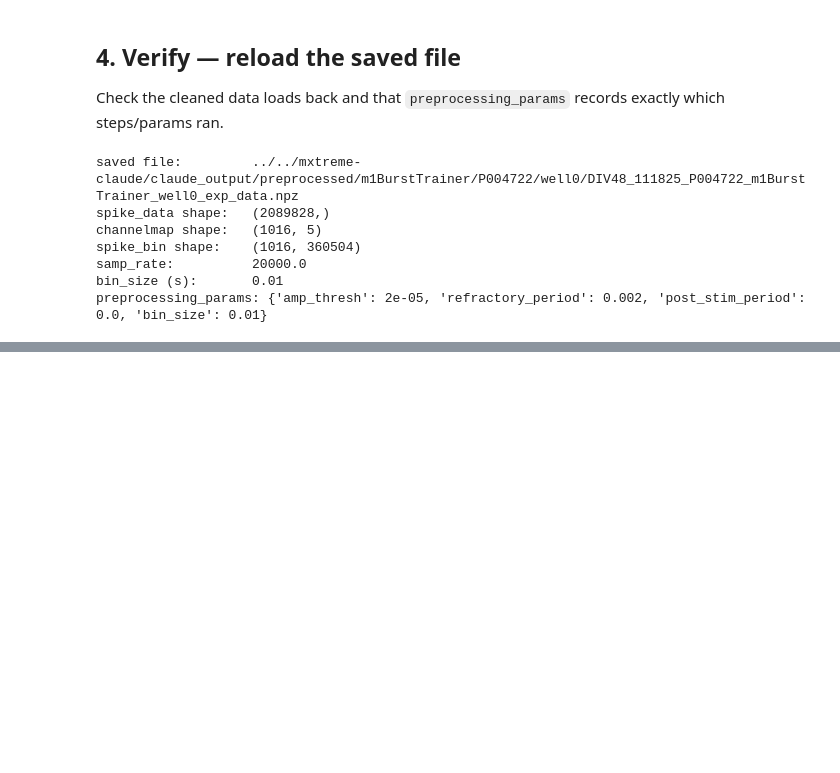
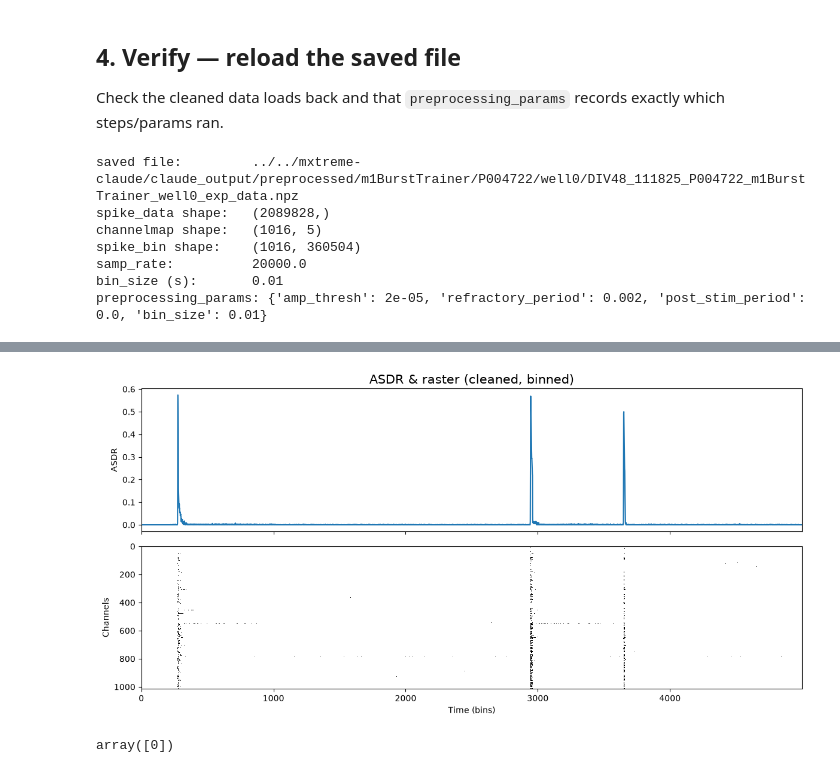
Before and after one commit to Project-HAL/MXtreme, a Jupyter notebook: examples/preprocess_pipeline.ipynb, the cells around one changed output, grey strips where cells are left out. Cells and saved outputs as stored; diff of their text form; code cells hidden in the pictures; blank space fills up the shorter version.

```diff
--- a/examples/preprocess_pipeline.ipynb
+++ b/examples/preprocess_pipeline.ipynb
@@ -37,7 +37,7 @@ The newer file format embeds its metadata (Exp ID / Chip ID / Plate date / DIV)
 `extract()` reads it automatically — no manual dict needed.
 # %%
 RAW_ROOT = Path("../../mxtreme-claude/claude_data/raw")   # read-only example data
-RAW_H5 = RAW_ROOT / "Fall_BurstTrainer" / "P004722" / "111825_P004722_DIV48_burstTrain.raw.h5"
+RAW_H5 = RAW_ROOT / "Fall_BurstTrainer" / "M07140" / "111825_M07140_DIV33_burst_trainer.raw.h5"
 
 data = extract.extract(str(RAW_H5))          # embedded /assay/metadata read automatically
 print("wells extracted:", list(data))
@@ -122,0 +135,20 @@ preprocessing_params: {'amp_thresh': 2e-05, 'refractory_period': 0.002, 'post_st
+# %%
+from mxtreme import visualizations as viz
+import matplotlib.pyplot as plt
+
+sb = loaded["spike_bin"]
+win = (0, min(5000, sb.shape[1]))          # window of bins to display (10 ms bins)
+sb_win = sb[:, win[0]:win[1]]
+
+fig, (ax_asdr, ax_rast) = plt.subplots(2, 1, sharex=True, figsize=(12, 6))
+viz.plot_asdr(sb_win, ax=ax_asdr, title="ASDR & raster (cleaned, binned)")
+viz.raster(sb_win, ax=ax_rast)
+ax_asdr.set_xlabel("")
+plt.tight_layout()
+plt.show()
+# %% [output]
+[figure, added]
+# %%
+loaded["stim_elecs"]
+# %% [output]
+array([0])
```
Also changed, not shown: parts of 4 cells of this notebook, 7 other files.
